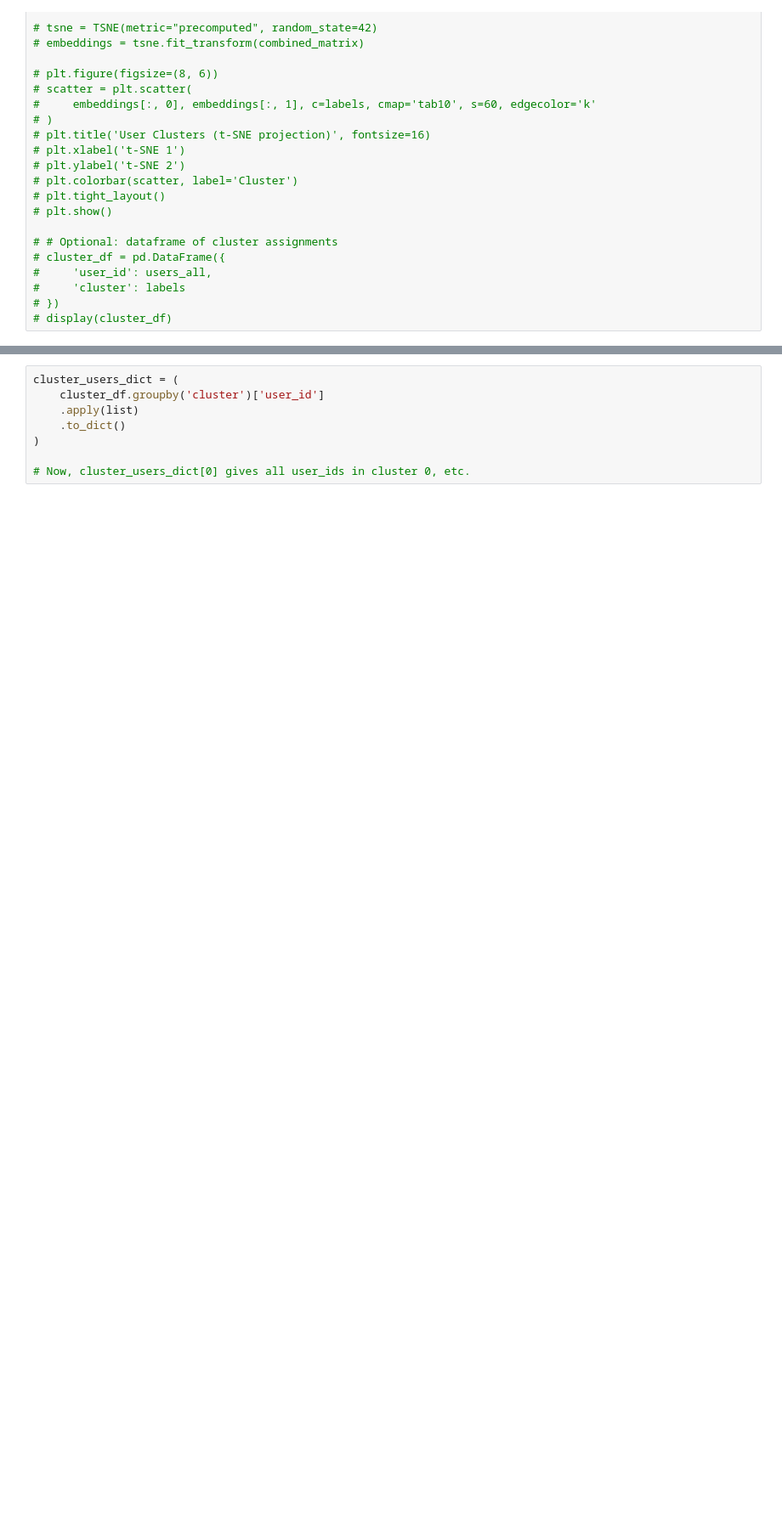
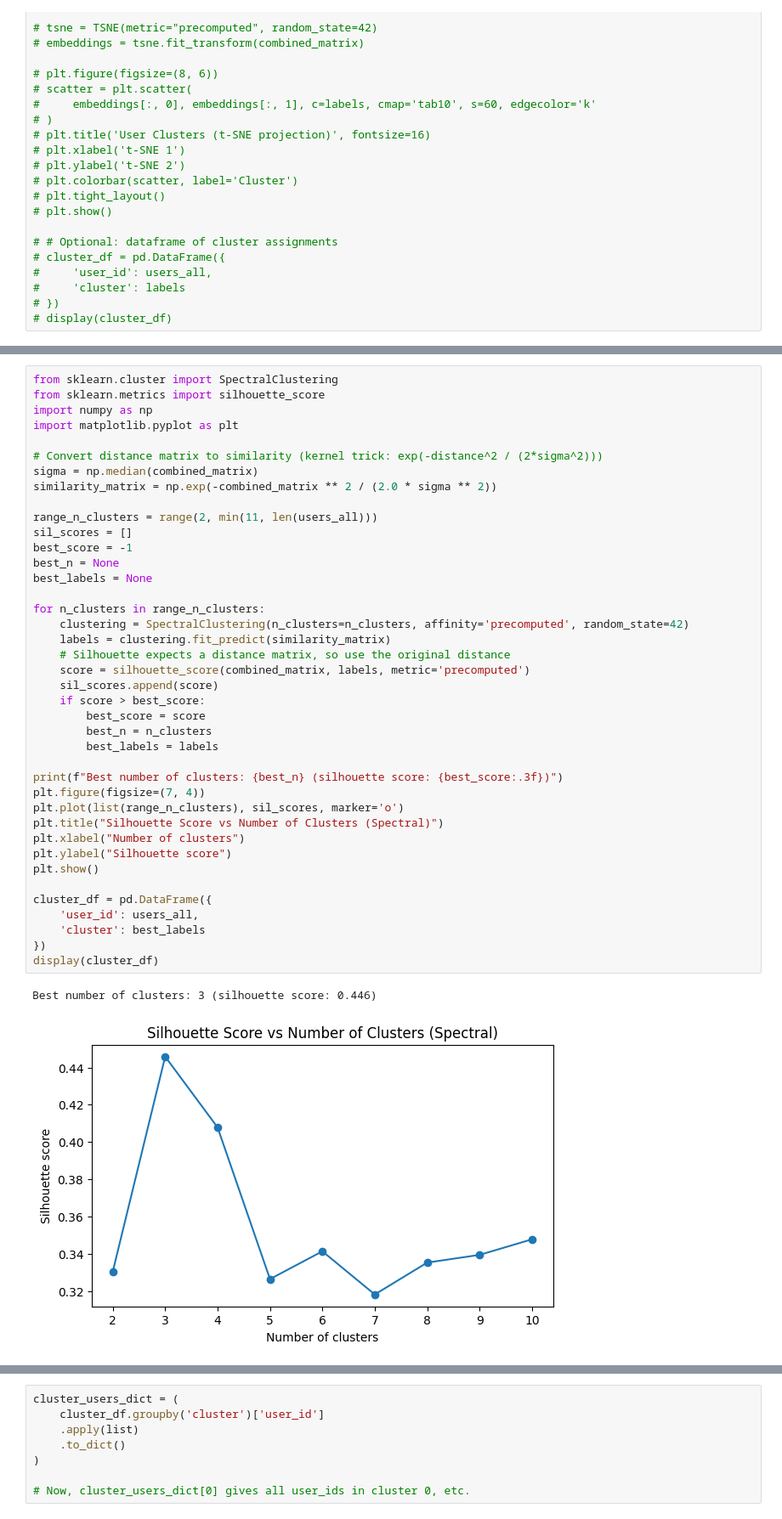
Before and after one commit to malenraychev/BigMMMBehaviour, a Jupyter notebook: markov_clean.ipynb, the cells around one changed output, grey strips where cells are left out. Shown at 85% size. Drawn from its saved outputs; the diff is of its cells as text; blank space fills up the shorter version.

```diff
--- a/markov_clean.ipynb
+++ b/markov_clean.ipynb
@@ -832,0 +776,43 @@ Best number of clusters: 3 (silhouette score: 0.446)
+# %%
+from sklearn.cluster import SpectralClustering
+from sklearn.metrics import silhouette_score
+import numpy as np
+import matplotlib.pyplot as plt
+
+# Convert distance matrix to similarity (kernel trick: exp(-distance^2 / (2*sigma^2)))
+sigma = np.median(combined_matrix)
+similarity_matrix = np.exp(-combined_matrix ** 2 / (2.0 * sigma ** 2))
+
+range_n_clusters = range(2, min(11, len(users_all)))
+sil_scores = []
+best_score = -1
+best_n = None
+best_labels = None
+
+for n_clusters in range_n_clusters:
+    clustering = SpectralClustering(n_clusters=n_clusters, affinity='precomputed', random_state=42)
+    labels = clustering.fit_predict(similarity_matrix)
+    # Silhouette expects a distance matrix, so use the original distance
+    score = silhouette_score(combined_matrix, labels, metric='precomputed')
+    sil_scores.append(score)
+    if score > best_score:
+        best_score = score
+        best_n = n_clusters
+        best_labels = labels
+
+print(f"Best number of clusters: {best_n} (silhouette score: {best_score:.3f})")
+plt.figure(figsize=(7, 4))
+plt.plot(list(range_n_clusters), sil_scores, marker='o')
+plt.title("Silhouette Score vs Number of Clusters (Spectral)")
+plt.xlabel("Number of clusters")
+plt.ylabel("Silhouette score")
+plt.show()
+
+cluster_df = pd.DataFrame({
+    'user_id': users_all,
+    'cluster': best_labels
+})
+display(cluster_df)
+# %% [output]
+Best number of clusters: 3 (silhouette score: 0.446)
+[figure, added]
```
Also changed, not shown: parts of 34 cells of this notebook.
